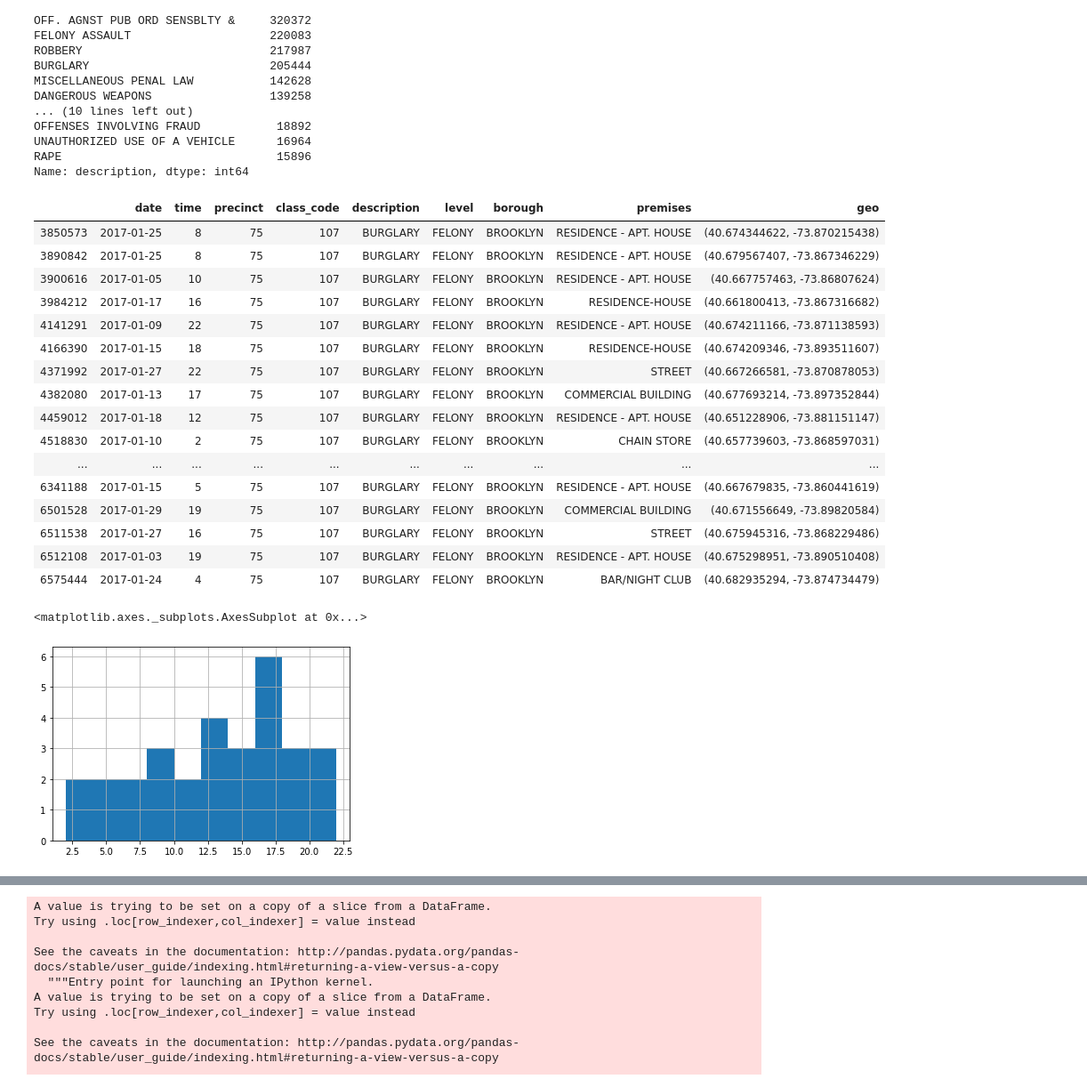
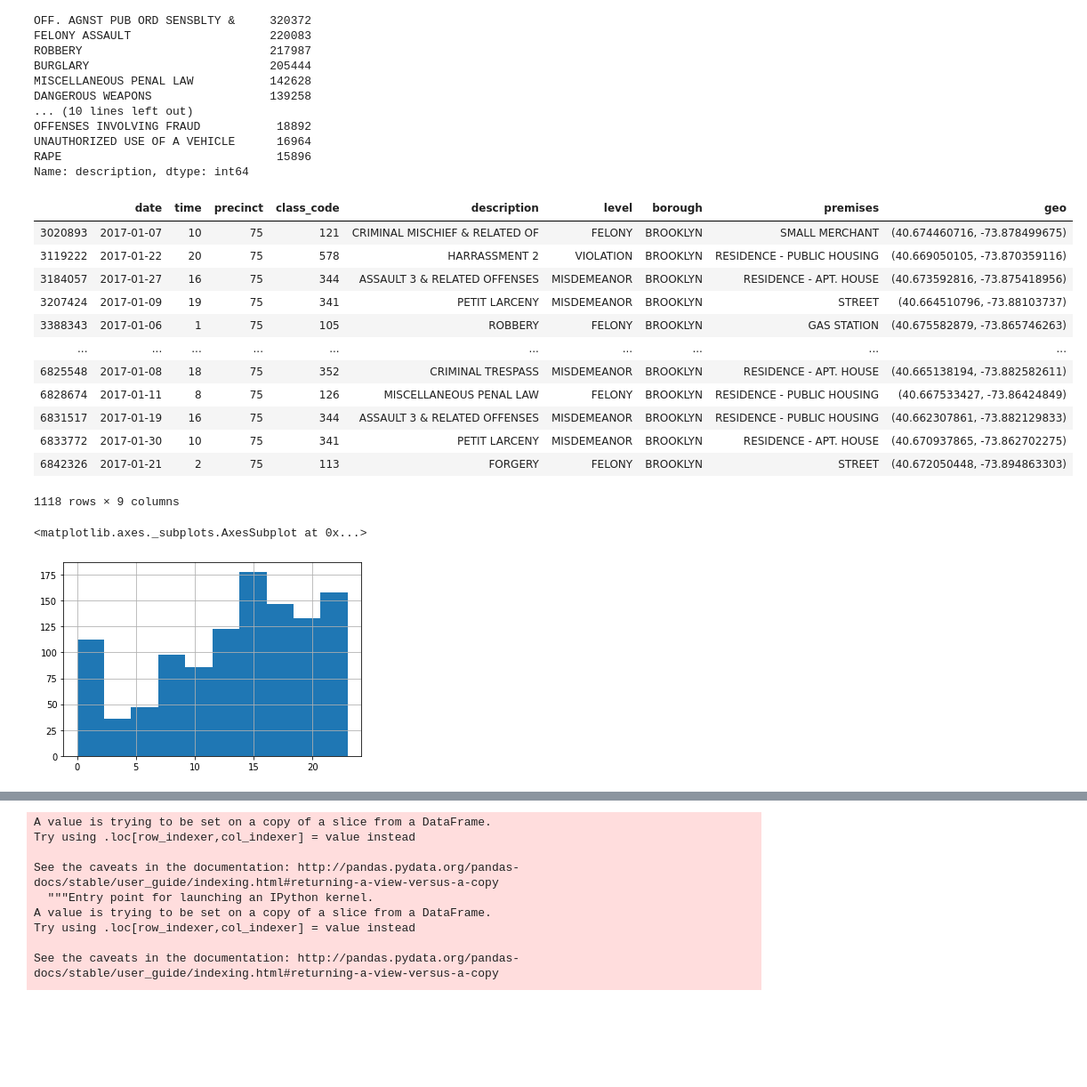
Before and after one commit to ta-data-lis/final-project, a Jupyter notebook: your-project/nyc-crime-eda.ipynb, the cells around one changed output, grey strips where cells are left out. Shown at 89% size. Drawn from its saved outputs; the diff is of its cells as text; code cells hidden in the pictures; blank space fills up the shorter version.

```diff
--- a/your-project/nyc-crime-eda.ipynb
+++ b/your-project/nyc-crime-eda.ipynb
@@ -130,31 +141,27 @@ UNAUTHORIZED USE OF A VEHICLE      16964
 RAPE                               15896
 Name: description, dtype: int64
 # %%
-test = crime[(crime.precinct == 75) & (crime.date > '2017-01-01') & (crime.date < '2017-02-01') & (crime.description == 'BURGLARY')]
+test = crime[(crime.precinct == 75) & (crime.date > '2017-01-01') & (crime.date < '2017-02-01')]
 test
 # %% [output]
 |  | date | time | precinct | class_code | description | level | borough | premises | geo |
-| 3850573 | 2017-01-25 | 8 | 75 | 107 | BURGLARY | FELONY | BROOKLYN | RESIDENCE - APT. HOUSE | (40.674344622, -73.870215438) |
-| 3890842 | 2017-01-25 | 8 | 75 | 107 | BURGLARY | FELONY | BROOKLYN | RESIDENCE - APT. HOUSE | (40.679567407, -73.867346229) |
-| 3900616 | 2017-01-05 | 10 | 75 | 107 | BURGLARY | FELONY | BROOKLYN | RESIDENCE - APT. HOUSE | (40.667757463, -73.86807624) |
-| 3984212 | 2017-01-17 | 16 | 75 | 107 | BURGLARY | FELONY | BROOKLYN | RESIDENCE-HOUSE | (40.661800413, -73.867316682) |
-| 4141291 | 2017-01-09 | 22 | 75 | 107 | BURGLARY | FELONY | BROOKLYN | RESIDENCE - APT. HOUSE | (40.674211166, -73.871138593) |
-| 4166390 | 2017-01-15 | 18 | 75 | 107 | BURGLARY | FELONY | BROOKLYN | RESIDENCE-HOUSE | (40.674209346, -73.893511607) |
-| 4371992 | 2017-01-27 | 22 | 75 | 107 | BURGLARY | FELONY | BROOKLYN | STREET | (40.667266581, -73.870878053) |
-| 4382080 | 2017-01-13 | 17 | 75 | 107 | BURGLARY | FELONY | BROOKLYN | COMMERCIAL BUILDING | (40.677693214, -73.897352844) |
-| 4459012 | 2017-01-18 | 12 | 75 | 107 | BURGLARY | FELONY | BROOKLYN | RESIDENCE - APT. HOUSE | (40.651228906, -73.881151147) |
-| 4518830 | 2017-01-10 | 2 | 75 | 107 | BURGLARY | FELONY | BROOKLYN | CHAIN STORE | (40.657739603, -73.868597031) |
+| 3020893 | 2017-01-07 | 10 | 75 | 121 | CRIMINAL MISCHIEF & RELATED OF | FELONY | BROOKLYN | SMALL MERCHANT | (40.674460716, -73.878499675) |
+| 3119222 | 2017-01-22 | 20 | 75 | 578 | HARRASSMENT 2 | VIOLATION | BROOKLYN | RESIDENCE - PUBLIC HOUSING | (40.669050105, -73.870359116) |
+| 3184057 | 2017-01-27 | 16 | 75 | 344 | ASSAULT 3 & RELATED OFFENSES | MISDEMEANOR | BROOKLYN | RESIDENCE - APT. HOUSE | (40.673592816, -73.875418956) |
+| 3207424 | 2017-01-09 | 19 | 75 | 341 | PETIT LARCENY | MISDEMEANOR | BROOKLYN | STREET | (40.664510796, -73.88103737) |
+| 3388343 | 2017-01-06 | 1 | 75 | 105 | ROBBERY | FELONY | BROOKLYN | GAS STATION | (40.675582879, -73.865746263) |
 | ... | ... | ... | ... | ... | ... | ... | ... | ... | ... |
-| 6341188 | 2017-01-15 | 5 | 75 | 107 | BURGLARY | FELONY | BROOKLYN | RESIDENCE - APT. HOUSE | (40.667679835, -73.860441619) |
-| 6501528 | 2017-01-29 | 19 | 75 | 107 | BURGLARY | FELONY | BROOKLYN | COMMERCIAL BUILDING | (40.671556649, -73.89820584) |
-| 6511538 | 2017-01-27 | 16 | 75 | 107 | BURGLARY | FELONY | BROOKLYN | STREET | (40.675945316, -73.868229486) |
-| 6512108 | 2017-01-03 | 19 | 75 | 107 | BURGLARY | FELONY | BROOKLYN | RESIDENCE - APT. HOUSE | (40.675298951, -73.890510408) |
-| 6575444 | 2017-01-24 | 4 | 75 | 107 | BURGLARY | FELONY | BROOKLYN | BAR/NIGHT CLUB | (40.682935294, -73.874734479) |
+| 6825548 | 2017-01-08 | 18 | 75 | 352 | CRIMINAL TRESPASS | MISDEMEANOR | BROOKLYN | RESIDENCE - APT. HOUSE | (40.665138194, -73.882582611) |
+| 6828674 | 2017-01-11 | 8 | 75 | 126 | MISCELLANEOUS PENAL LAW | FELONY | BROOKLYN | RESIDENCE - PUBLIC HOUSING | (40.667533427, -73.86424849) |
+| 6831517 | 2017-01-19 | 16 | 75 | 344 | ASSAULT 3 & RELATED OFFENSES | MISDEMEANOR | BROOKLYN | RESIDENCE - PUBLIC HOUSING | (40.662307861, -73.882129833) |
+| 6833772 | 2017-01-30 | 10 | 75 | 341 | PETIT LARCENY | MISDEMEANOR | BROOKLYN | RESIDENCE - APT. HOUSE | (40.670937865, -73.862702275) |
+| 6842326 | 2017-01-21 | 2 | 75 | 113 | FORGERY | FELONY | BROOKLYN | STREET | (40.672050448, -73.894863303) |
+1118 rows × 9 columns
 # %%
 test.time.hist()
 # %% [output]
 <matplotlib.axes._subplots.AxesSubplot at 0x...>
-[figure, old version]
+[figure, new version]
 # %%
 ax = geoplot.polyplot(p75, figsize=(10, 10), lw= 1, facecolor= 'none', edgecolor='k', alpha=1);
 
```
Also changed, not shown: parts of 13 cells of this notebook, 4 other files.
